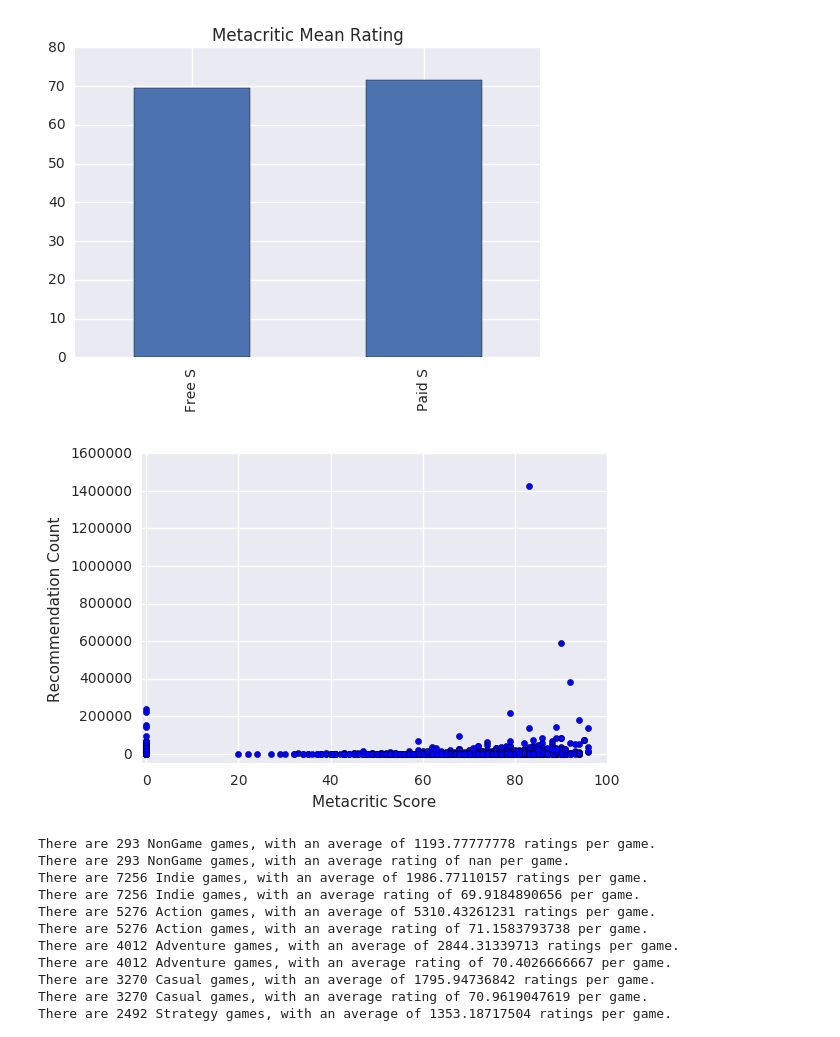
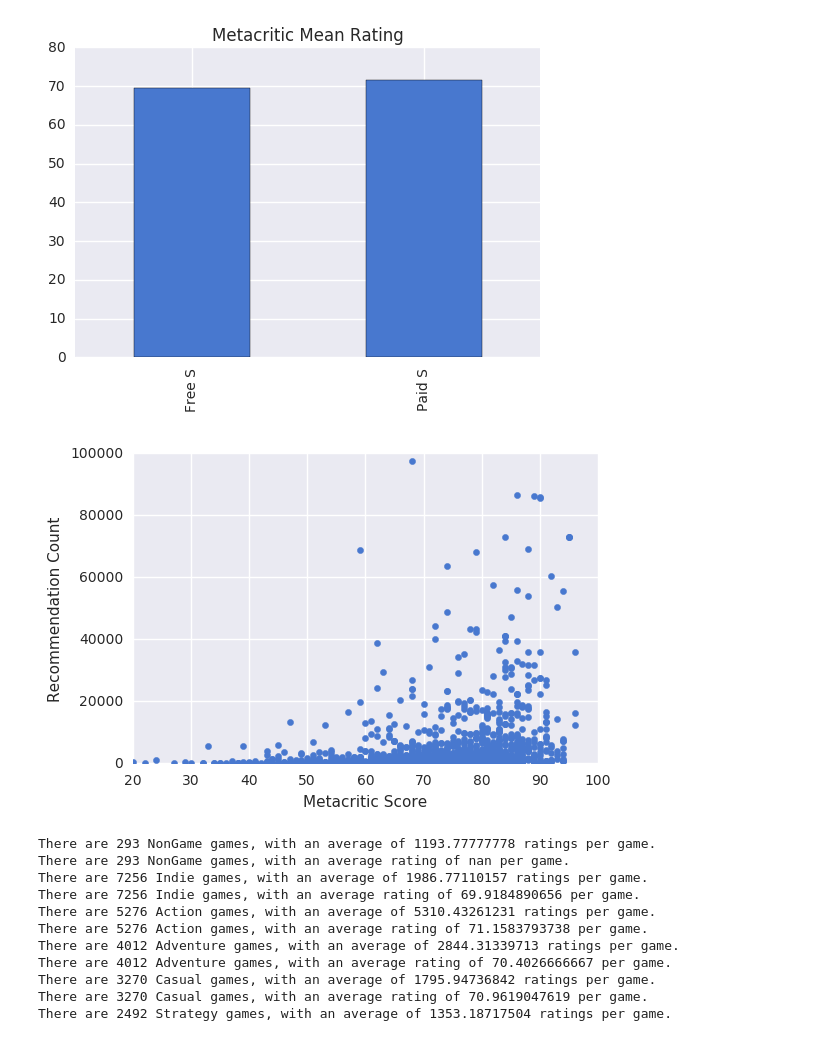
Before and after one commit to CraigKelly/steam-data, a Jupyter notebook: analysis/analysis-elh.ipynb, the cells around one changed output. Saved outputs shown, nothing was run; the diff lists cells and outputs as text; code cells hidden in the pictures.

```diff
--- a/analysis/analysis-elh.ipynb
+++ b/analysis/analysis-elh.ipynb
@@ -5,6 +5,8 @@ import matplotlib.pyplot as plt
 import seaborn as sea
 
 %matplotlib inline
+
+sea.set_palette("muted")
 # %%
 #Free vs Paid
 DF = pd.read_csv("games-features-edit.csv")
@@ -39,14 +41,14 @@ plt.savefig("../report/freevnon-metacritic-bar.png", bbox_inches='tight');
 [figure]
 # %%
 #Recommendations by Metacritic (Y,X)
-c = plt.scatter(DF['Metacritic'],DF['RecommendationCount'])
+c = plt.scatter(DF['Metacritic'],DF['RecommendationCount'], color=sea.color_palette()[0])
 plt.xlabel('Metacritic Score')
 plt.ylabel('Recommendation Count')
-plt.xlim((-1,100))
-plt.ylim(-50000, plt.ylim()[1])
+plt.xlim((20,100))
+plt.ylim(0, 100000)
 plt.savefig("../report/metacritic-recommendations-scatter.png", bbox_inches='tight');
 # %% [output]
-[figure, old version]
+[figure, new version]
 # %%
 #Genre Comparsions
 gng = DF[DF['GenreIsNonGame'] == True].count()
```
Also changed, not shown: parts of 6 cells of this notebook, 16 other files.
